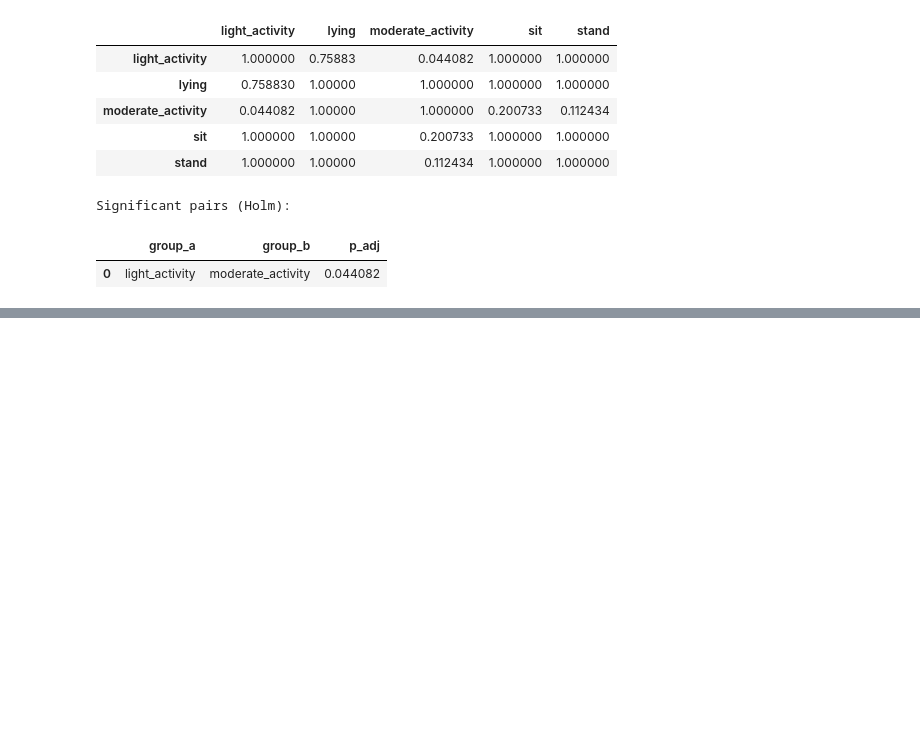
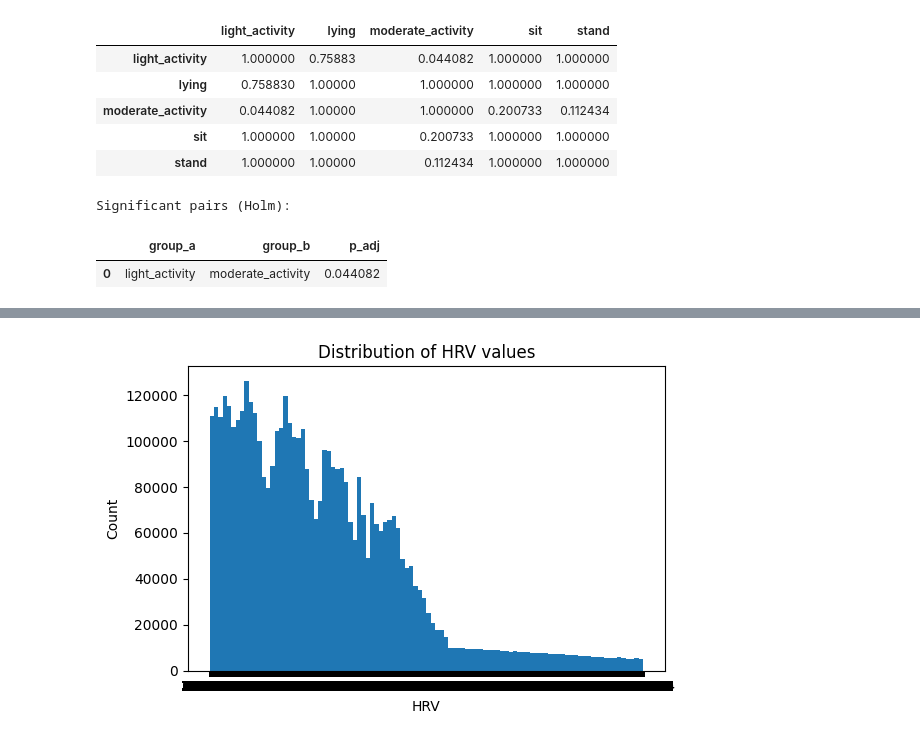
Before and after one commit to james-burdon/MDM3-dynamic-therapeutics, a Jupyter notebook: EDF_Activity_Analysis.ipynb, the cells around one changed output, grey strips where cells are left out. Saved outputs shown, nothing was run; the diff lists cells and outputs as text; code cells hidden in the pictures; blank space fills up the shorter version.

```diff
--- a/EDF_Activity_Analysis.ipynb
+++ b/EDF_Activity_Analysis.ipynb
@@ -560,0 +657,12 @@ Significant pairs (Holm):
+# %%
+import matplotlib.pyplot as plt
+
+plt.figure(figsize=(6,4))
+plt.hist(physiological_df["HRV"], bins=100)
+plt.xlabel("HRV")
+plt.ylabel("Count")
+plt.title("Distribution of HRV values")
+plt.tight_layout()
+plt.show()
+# %% [output]
+[figure, added]
```
Also changed, not shown: parts of 3 cells of this notebook.
